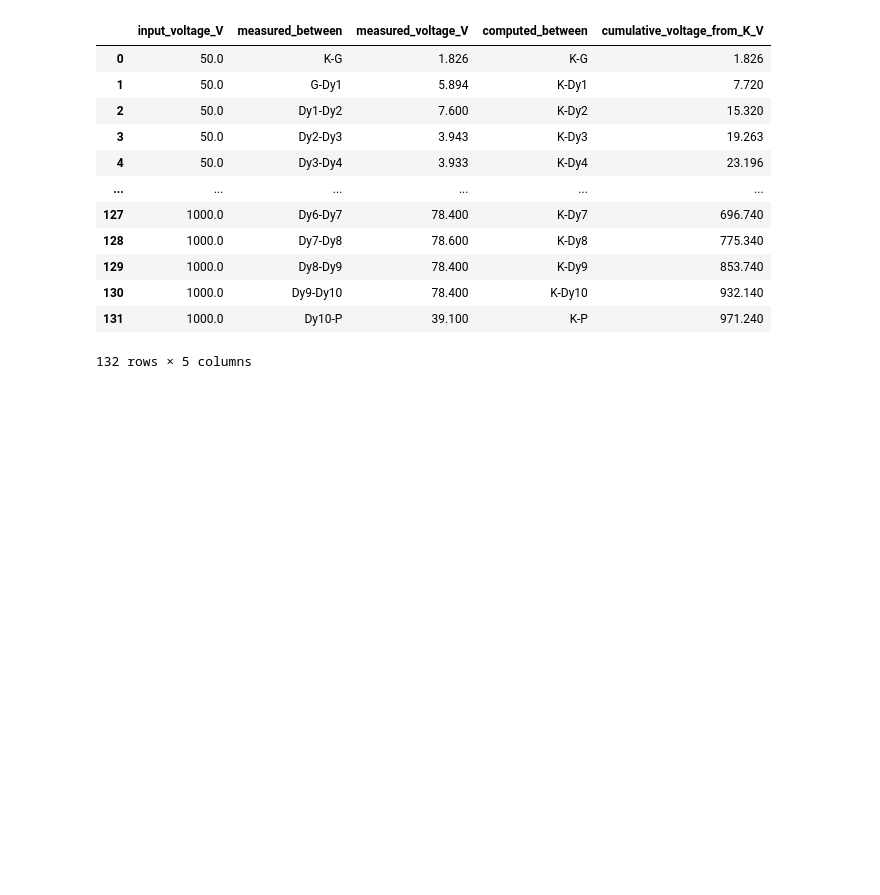
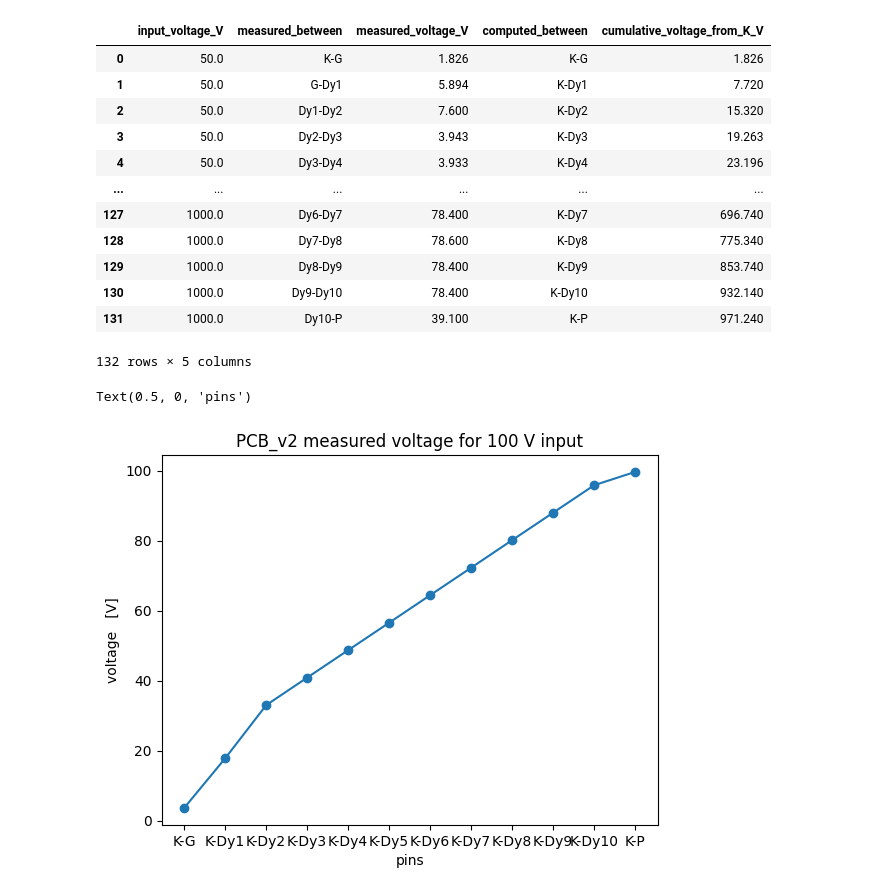
Before and after one commit to TAU-neutrino-lab/PMT-characterization, a Jupyter notebook: voltage-divider/voltage_divider_validation.ipynb, the cells around one changed output. Saved outputs shown, nothing was run; the diff lists cells and outputs as text; code cells hidden in the pictures; blank space fills up the shorter version.

Commit message:
Add plots and rename some variables into something more meaningful

```diff
--- a/voltage-divider/voltage_divider_validation.ipynb
+++ b/voltage-divider/voltage_divider_validation.ipynb
@@ -49,6 +50,16 @@ data.measurement_df
 | 130 | 1000.0 | Dy9-Dy10 | 78.400 | K-Dy10 | 932.140 |
 | 131 | 1000.0 | Dy10-P | 39.100 | K-P | 971.240 |
 132 rows × 5 columns
+# %%
+input_voltage = 100
+subdf = data.measurement_df[data.measurement_df.input_voltage_V==input_voltage]
+plt.plot(subdf.computed_between, subdf.cumulative_voltage_from_K_V,  marker='o', linestyle='-', label=f'data V')
+plt.title(f'PCB_v2 measured voltage for {input_voltage} V input')
+plt.ylabel('voltage   [V]')
+plt.xlabel('pins')
+# %% [output]
+Text(0.5, 0, 'pins')
+[figure, added]
 # %%
 data.comparison_df
 # %% [output]
```
Also changed, not shown: parts of 8 cells of this notebook, 2 other files.
